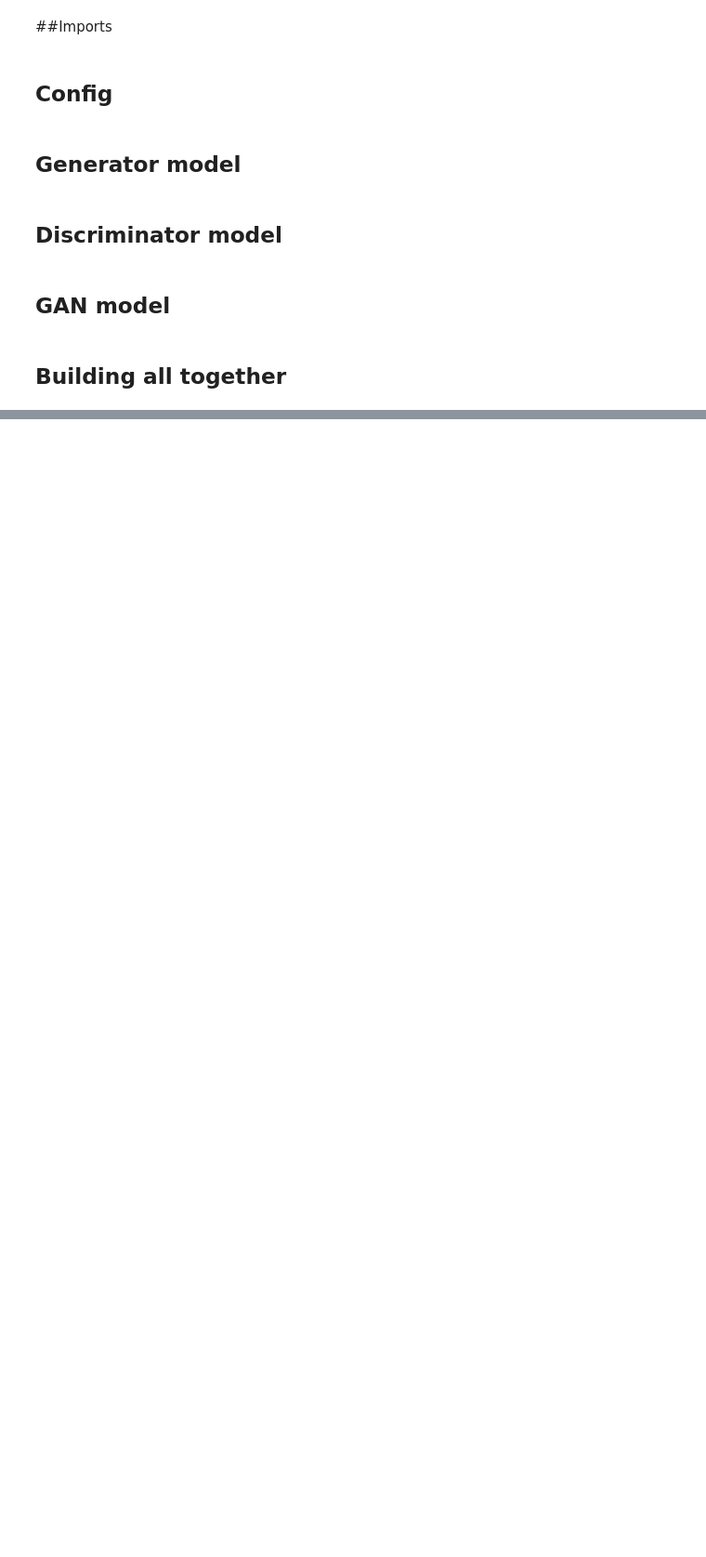
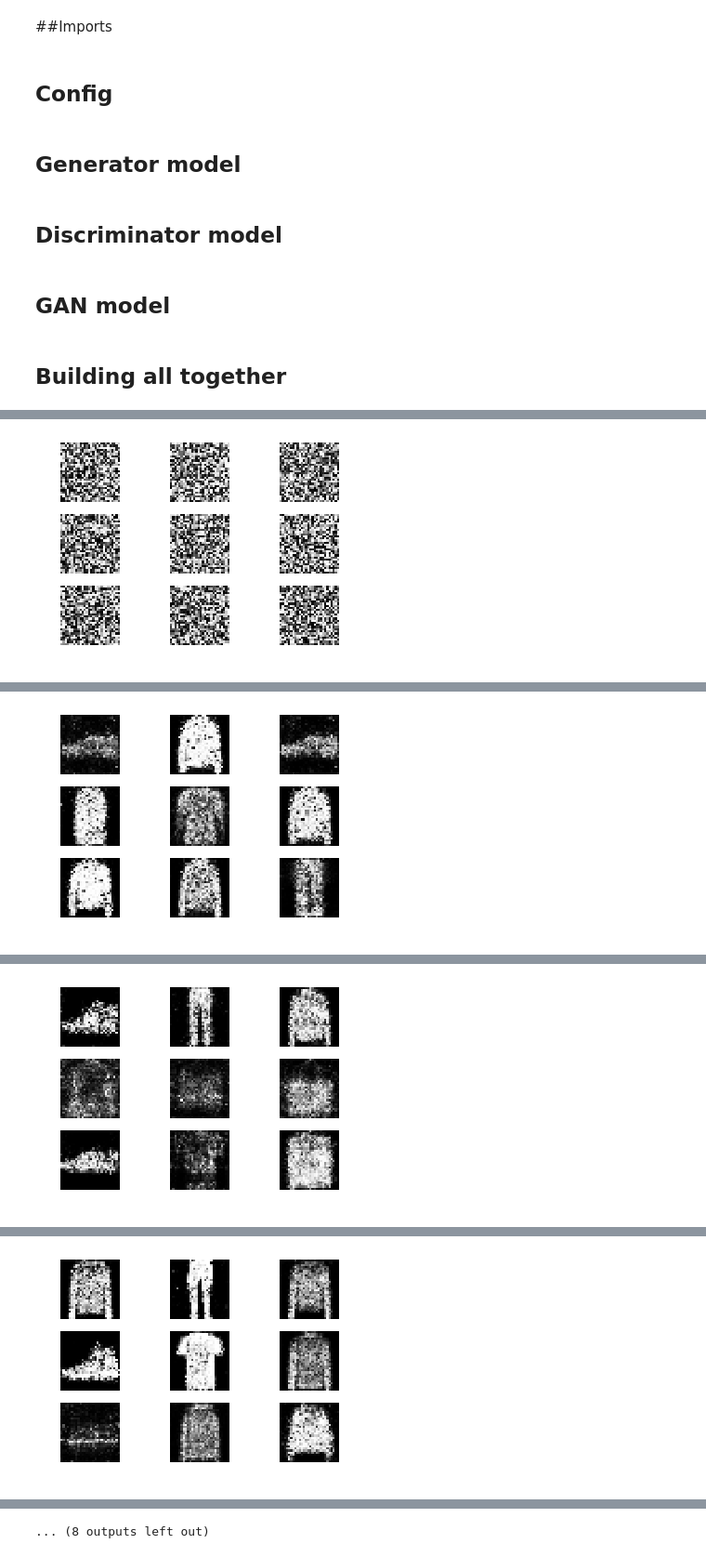
Before and after one commit to objectis/ai-fashion-generator, a Jupyter notebook: generator.ipynb, the cells around one changed output, grey strips where cells are left out. Shown at 93% size. Drawn from its saved outputs; the diff is of its cells as text; code cells hidden in the pictures; blank space fills up the shorter version.

```diff
--- a/generator.ipynb
+++ b/generator.ipynb
@@ -117,0 +121,19 @@ Use tf.where in 2.0, which has the same broadcast rule as np.where
+# %%
+def sample_images(epoch):
+        r, c = 3, 3
+        noise = np.random.normal(0, 1, (r * c, latent_dim))
+        gen_imgs = generator.predict(noise)
+
+        # Rescale images 0 - 1
+        gen_imgs = 0.5 * gen_imgs + 0.5
+
+        fig, axs = plt.subplots(r, c)
+        cnt = 0
+        for i in range(r):
+            for j in range(c):
+                axs[i,j].imshow(gen_imgs[cnt, :,:,0], cmap='gray')
+                axs[i,j].axis('off')
+                cnt += 1
+        #fig.savefig("images/%d.png" % epoch)
+        plt.show()
+        plt.close()
@@ -117,0 +191,3 @@ Use tf.where in 2.0, which has the same broadcast rule as np.where
+# %%
+train(epochs=20000, batch_size=32,sample_interval=2000)
+# %% [output]
@@ -117,0 +195 @@ Use tf.where in 2.0, which has the same broadcast rule as np.where
+[figure, added]
@@ -117,0 +197 @@ Use tf.where in 2.0, which has the same broadcast rule as np.where
+[figure, added]
@@ -117,0 +199 @@ Use tf.where in 2.0, which has the same broadcast rule as np.where
+[figure, added]
@@ -117,0 +201 @@ Use tf.where in 2.0, which has the same broadcast rule as np.where
+[figure, added]
@@ -117,0 +206 @@ Use tf.where in 2.0, which has the same broadcast rule as np.where
+... (8 outputs left out)
```
Also changed, not shown: parts of 5 cells of this notebook.
